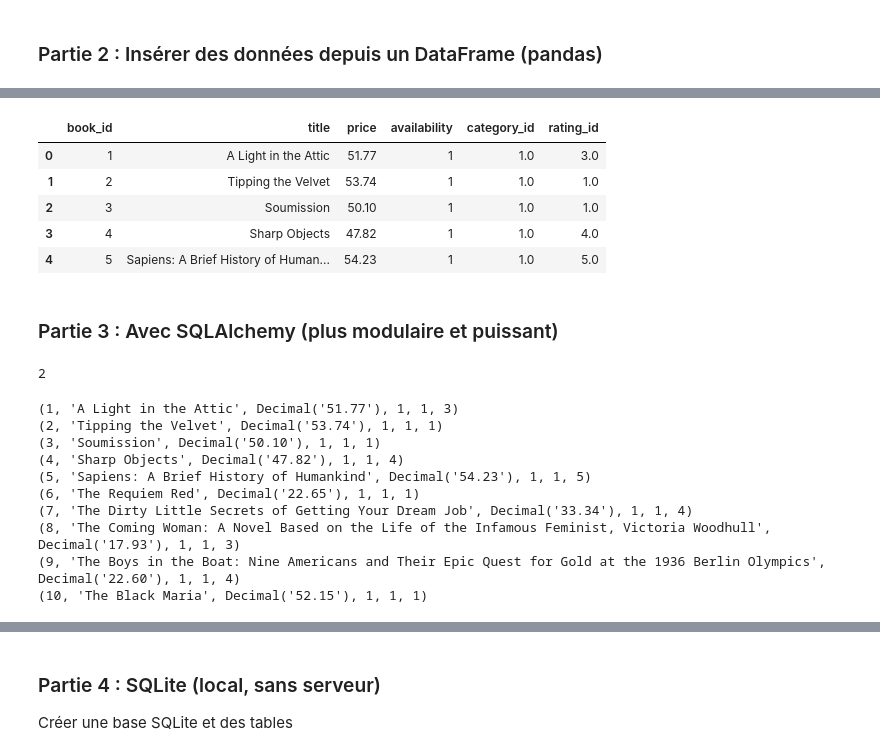
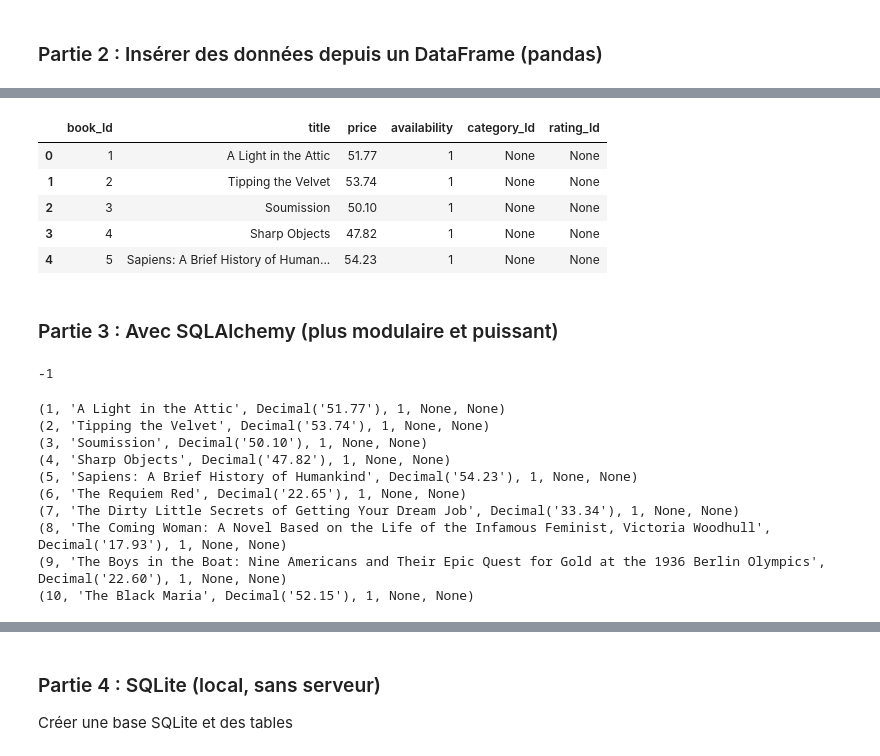
Before and after one commit to raymondgadji/DatAnalyst, a Jupyter notebook: Cours/Semaine8/SQL_PYthon_Connectors.ipynb, the cells around one changed output, grey strips where cells are left out. Saved outputs shown, nothing was run; the diff lists cells and outputs as text; code cells hidden in the pictures.

```diff
--- a/Cours/Semaine8/SQL_PYthon_Connectors.ipynb
+++ b/Cours/Semaine8/SQL_PYthon_Connectors.ipynb
@@ -67,23 +108,22 @@ if connection.is_connected():
 # %%
 import pandas as pd
 
-# Exemple de dataframe
-df = pd.DataFrame({
-    'title': ['Book A', 'Book B'],
-    'price': [9.99, 12.50],
-    'availability': [True, False]
-})
+# Création du dataframe # all_books.csv # books_by_category_with_titles.csv
+df_Books = pd.read_csv('all_books.csv')
 
 connection = mysql.connector.connect(
     host='localhost',
     user='root',
-    password='root',
+    password='',
     database='books'
 )
 
 cursor = connection.cursor()
 
-for _, row in df.iterrows():
+# Convertir la colonne 'availability' en booléen 1 ou 0 à la place de "In stock"
+df_Books['availability'] = df_Books['availability'].str.contains("In stock")
+
+for _, row in df_Books.iterrows():
     cursor.execute(
         "INSERT INTO Books (title, price, availability) VALUES (%s, %s, %s)",
         (row['title'], row['price'], row['availability'])
@@ -121,45 +161,49 @@ except Error as e:
 # %%
 # Lecture de la table Books dans un DataFrame
-df_books1 = pd.read_sql("SELECT * FROM Books;", con=connection)
+df_BooksRead = pd.read_sql("SELECT * FROM Books;", con=connection)
 
 # Affichage
-df_books1.head()
+df_BooksRead.head()
 # %% [output]
-|  | book_id | title | price | availability | category_id | rating_id |
-| 0 | 1 | A Light in the Attic | 51.77 | 1 | 1.0 | 3.0 |
-| 1 | 2 | Tipping the Velvet | 53.74 | 1 | 1.0 | 1.0 |
-| 2 | 3 | Soumission | 50.10 | 1 | 1.0 | 1.0 |
-| 3 | 4 | Sharp Objects | 47.82 | 1 | 1.0 | 4.0 |
-| 4 | 5 | Sapiens: A Brief History of Human... | 54.23 | 1 | 1.0 | 5.0 |
+|  | book_Id | title | price | availability | category_Id | rating_Id |
+| 0 | 1 | A Light in the Attic | 51.77 | 1 | None | None |
+| 1 | 2 | Tipping the Velvet | 53.74 | 1 | None | None |
+| 2 | 3 | Soumission | 50.10 | 1 | None | None |
+| 3 | 4 | Sharp Objects | 47.82 | 1 | None | None |
+| 4 | 5 | Sapiens: A Brief History of Human... | 54.23 | 1 | None | None |
 # %% [markdown]
 ###  Partie 3 : Avec SQLAlchemy (plus modulaire et puissant)
 # %%
-from sqlalchemy import create_engine, text
+from sqlalchemy import create_engine
 import pandas as pd
+import sqlalchemy
+
 
 # Connexion à la base MySQL
-engine = create_engine("mysql+mysqlconnector://root:root@localhost/books")
+engine = create_engine("mysql+mysqlconnector://root:@localhost/books")
 
 # DataFrame
-df = pd.DataFrame({
-    'title': ['Book C', 'Book D'],
-    'price': [15.00, 20.00],
-    'availability': [True, True]
-})
+df_Books = pd.read_csv('books_by_category_with_titles.csv')
 
-# Insertion directe
-df.to_sql('books', con=engine, if_exists='append', index=False)
+# Insert data into the table, appending new rows
+df_Books.to_sql('categories', con=engine, if_exists='append', index=False,
+                dtype={
+                    "Category": sqlalchemy.String(length=255),
+                    "Number of Books": sqlalchemy.Integer,
+                    "Book Titles": sqlalchemy.Text
+                })
+
 
 # Déconnexion
 #engine.dispose()
 # %% [output]
-2
+-1
 # %%
 from sqlalchemy import create_engine, text
 import pandas as pd
 
 # Connexion via SQLAlchemy
-engine = create_engine("mysql+mysqlconnector://root:root@localhost/books")
+engine = create_engine("mysql+mysqlconnector://root:@localhost/books")
 
 # Ouverture d’une connexion sécurisée
 with engine.connect() as conn:
@@ -170,16 +214,16 @@ with engine.connect() as conn:
     for row in rows:
         print(row)
 # %% [output]
-(1, 'A Light in the Attic', Decimal('51.77'), 1, 1, 3)
-(2, 'Tipping the Velvet', Decimal('53.74'), 1, 1, 1)
-(3, 'Soumission', Decimal('50.10'), 1, 1, 1)
-(4, 'Sharp Objects', Decimal('47.82'), 1, 1, 4)
-(5, 'Sapiens: A Brief History of Humankind', Decimal('54.23'), 1, 1, 5)
-(6, 'The Requiem Red', Decimal('22.65'), 1, 1, 1)
-(7, 'The Dirty Little Secrets of Getting Your Dream Job', Decimal('33.34'), 1, 1, 4)
-(8, 'The Coming Woman: A Novel Based on the Life of the Infamous Feminist, Victoria Woodhull', Decimal('17.93'), 1, 1, 3)
-(9, 'The Boys in the Boat: Nine Americans and Their Epic Quest for Gold at the 1936 Berlin Olympics', Decimal('22.60'), 1, 1, 4)
-(10, 'The Black Maria', Decimal('52.15'), 1, 1, 1)
+(1, 'A Light in the Attic', Decimal('51.77'), 1, None, None)
+(2, 'Tipping the Velvet', Decimal('53.74'), 1, None, None)
+(3, 'Soumission', Decimal('50.10'), 1, None, None)
+(4, 'Sharp Objects', Decimal('47.82'), 1, None, None)
+(5, 'Sapiens: A Brief History of Humankind', Decimal('54.23'), 1, None, None)
+(6, 'The Requiem Red', Decimal('22.65'), 1, None, None)
+(7, 'The Dirty Little Secrets of Getting Your Dream Job', Decimal('33.34'), 1, None, None)
+(8, 'The Coming Woman: A Novel Based on the Life of the Infamous Feminist, Victoria Woodhull', Decimal('17.93'), 1, None, None)
+(9, 'The Boys in the Boat: Nine Americans and Their Epic Quest for Gold at the 1936 Berlin Olympics', Decimal('22.60'), 1, None, None)
+(10, 'The Black Maria', Decimal('52.15'), 1, None, None)
 # %%
 #  Pour charger directement un DataFrame
 with engine.connect() as conn:
```
Also changed, not shown: parts of 11 cells of this notebook, 2 other files.
